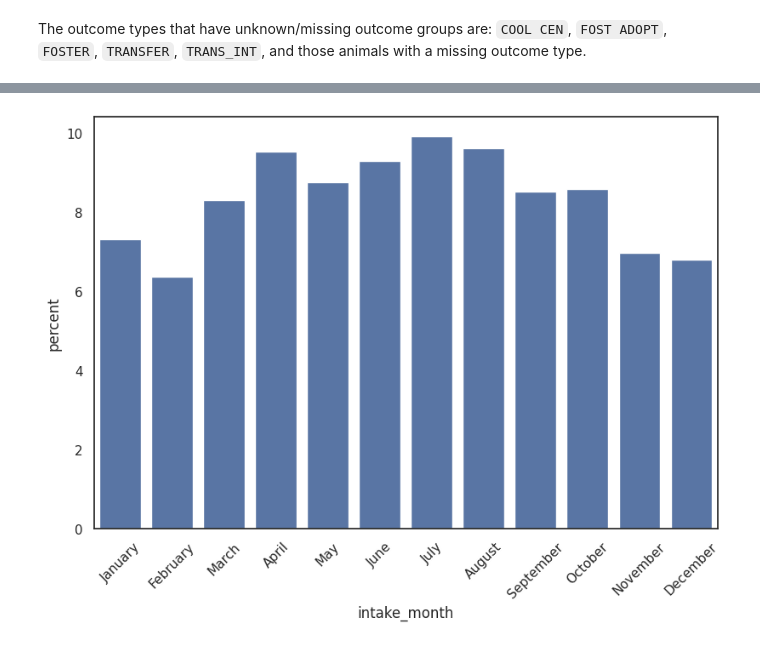
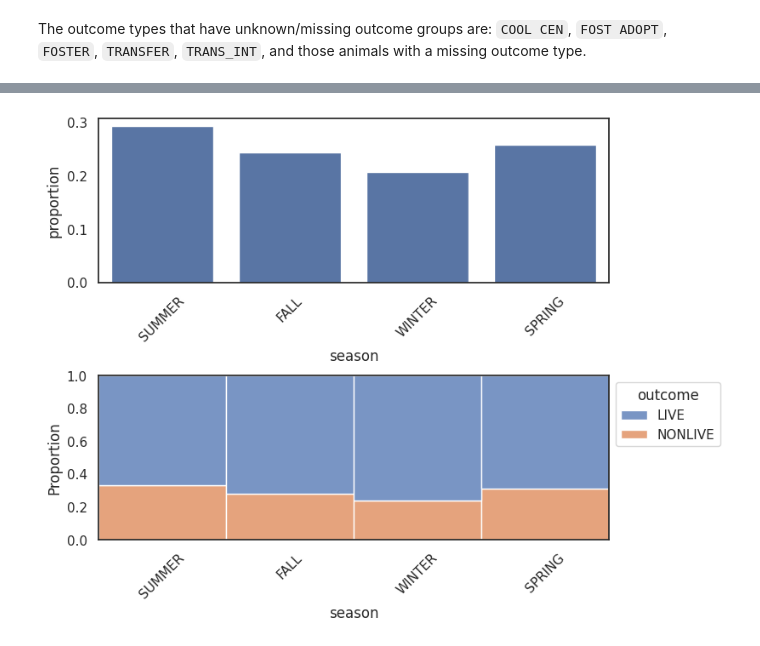
Before and after one commit to giovani-gutierrez/animal_shelter_outcomes, a Jupyter notebook: notebooks/01_eda.ipynb, the cells around one changed output, grey strips where cells are left out. Drawn from its saved outputs; the diff is of its cells as text; code cells hidden in the pictures.

```diff
--- a/notebooks/01_eda.ipynb
+++ b/notebooks/01_eda.ipynb
@@ -297,4 +308,4 @@ df['outcome'].value_counts(dropna = False, normalize = True)
 dtype: float64
 # %%
-df['intake_month'] = df['intake_date'].dt.month_name()
+df['intake_month'] = df['intake_date'].dt.month_name().str.upper()
 df['intake_month_num'] = df['intake_date'].dt.month
@@ -301,21 +341,44 @@ df['intake_month_num'] = df['intake_date'].dt.month
+# %%
+month2season = {
+    'January': 'WINTER',
+    'February': 'WINTER',
+    'March': 'SPRING',
+    'April': 'SPRING',
+    'May': 'SPRING',
+    'June': 'SUMMER',
+    'July': 'SUMMER',
+    'August': 'SUMMER',
+    'September': 'FALL',
+    'October': 'FALL',
+    'November': 'FALL',
+    'December': 'WINTER'
+}
+
+df['season'] = df['intake_month'].map(month2season)
 # %%
-fig, ax = plt.subplots(figsize = (8, 6), layout = 'constrained')
-
-order = [
-    'January', 'February', 'March', 'April', 'May', 'June', 'July', 'August',
-    'September', 'October', 'November', 'December'
-]
+fig, ax = plt.subplots(2, figsize = (8, 6), layout = 'constrained')
 
 sns.countplot(
     data = df,
-    x = 'intake_month',
-    order = order,
-    stat = 'percent',
-    ax = ax
+    x = 'season',
+    stat = 'proportion',
+    ax = ax[0]
 )
 
-ax.tick_params('x', rotation = 45)
+ax[0].tick_params('x', rotation = 45)
+
+sns.histplot(
+    data = df,
+    x = 'season',
+    hue = 'outcome',
+    multiple = 'fill',
+    stat = 'proportion',
+    ax = ax[1]
+)
+
+ax[1].tick_params('x', rotation = 45)
+sns.move_legend(ax[1], 'upper left', bbox_to_anchor = (1, 1))
 
 plt.show()
 # %% [output]
-[figure, old version]
+[figure, new version]
```
Also changed, not shown: parts of 10 cells of this notebook, 3 other files.
